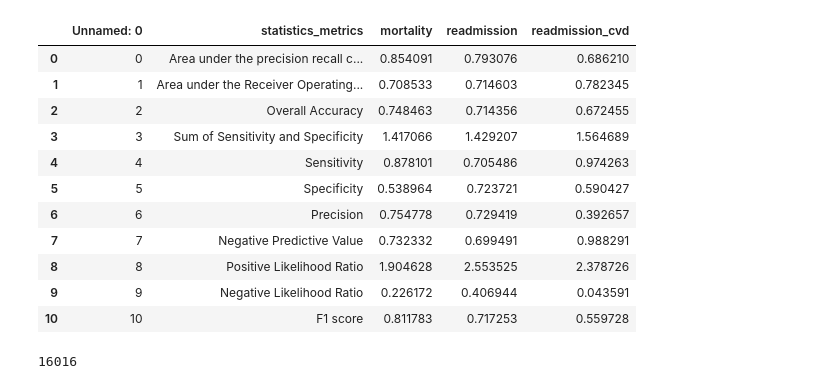
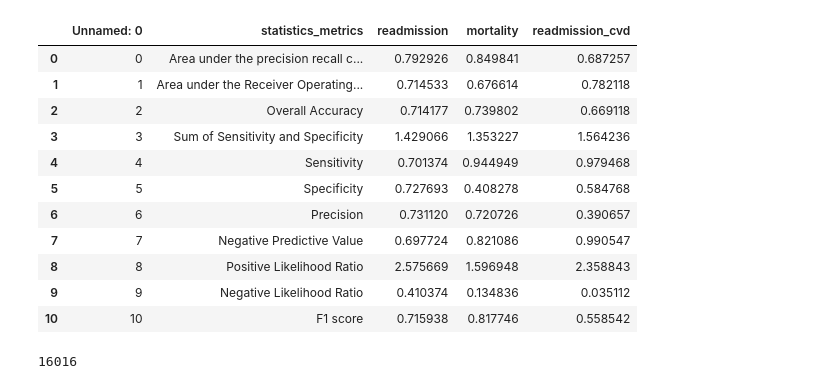
Before and after one commit to SpassMed-Projects/FDA, a Jupyter notebook: src/models/feature_selection_lily.ipynb, the cells around one changed output. Saved outputs shown, nothing was run; the diff lists cells and outputs as text; code cells hidden in the pictures.

```diff
--- a/src/models/feature_selection_lily.ipynb
+++ b/src/models/feature_selection_lily.ipynb
@@ -35,20 +35,20 @@ import matplotlib.patches as mpatches
 import time
 import sklearn
 # %%
-pd.read_csv("/home/vivi/FDA/reports/ensembled_test_statistics_metrics.csv")
+pd.read_csv("/home/vivi/FDA/reports/soft_ensembled_test_statistics_metrics.csv")
 # %% [output]
-|  | Unnamed: 0 | statistics_metrics | mortality | readmission | readmission_cvd |
-| 0 | 0 | Area under the precision recall c... | 0.854091 | 0.793076 | 0.686210 |
-| 1 | 1 | Area under the Receiver Operating... | 0.708533 | 0.714603 | 0.782345 |
-| 2 | 2 | Overall Accuracy | 0.748463 | 0.714356 | 0.672455 |
-| 3 | 3 | Sum of Sensitivity and Specificity | 1.417066 | 1.429207 | 1.564689 |
-| 4 | 4 | Sensitivity | 0.878101 | 0.705486 | 0.974263 |
-| 5 | 5 | Specificity | 0.538964 | 0.723721 | 0.590427 |
-| 6 | 6 | Precision | 0.754778 | 0.729419 | 0.392657 |
-| 7 | 7 | Negative Predictive Value | 0.732332 | 0.699491 | 0.988291 |
-| 8 | 8 | Positive Likelihood Ratio | 1.904628 | 2.553525 | 2.378726 |
-| 9 | 9 | Negative Likelihood Ratio | 0.226172 | 0.406944 | 0.043591 |
-| 10 | 10 | F1 score | 0.811783 | 0.717253 | 0.559728 |
+|  | Unnamed: 0 | statistics_metrics | readmission | mortality | readmission_cvd |
+| 0 | 0 | Area under the precision recall c... | 0.792926 | 0.849841 | 0.687257 |
+| 1 | 1 | Area under the Receiver Operating... | 0.714533 | 0.676614 | 0.782118 |
+| 2 | 2 | Overall Accuracy | 0.714177 | 0.739802 | 0.669118 |
+| 3 | 3 | Sum of Sensitivity and Specificity | 1.429066 | 1.353227 | 1.564236 |
+| 4 | 4 | Sensitivity | 0.701374 | 0.944949 | 0.979468 |
+| 5 | 5 | Specificity | 0.727693 | 0.408278 | 0.584768 |
+| 6 | 6 | Precision | 0.731120 | 0.720726 | 0.390657 |
+| 7 | 7 | Negative Predictive Value | 0.697724 | 0.821086 | 0.990547 |
+| 8 | 8 | Positive Likelihood Ratio | 2.575669 | 1.596948 | 2.358843 |
+| 9 | 9 | Negative Likelihood Ratio | 0.410374 | 0.134836 | 0.035112 |
+| 10 | 10 | F1 score | 0.715938 | 0.817746 | 0.558542 |
 # %%
 # 1. For admission :
 # 1. All cause admission left join:
```
Also changed, not shown: 3 other files.
